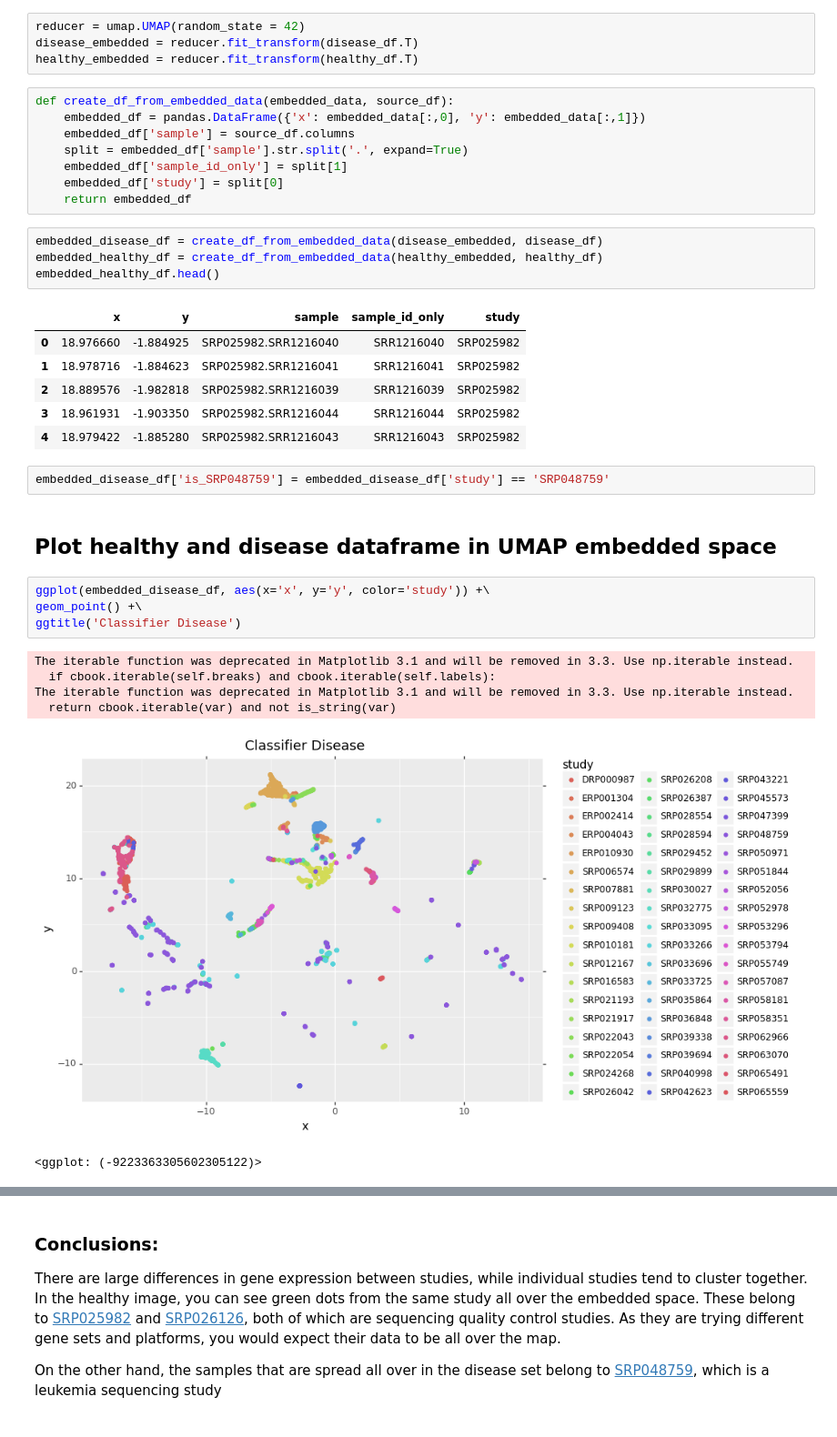
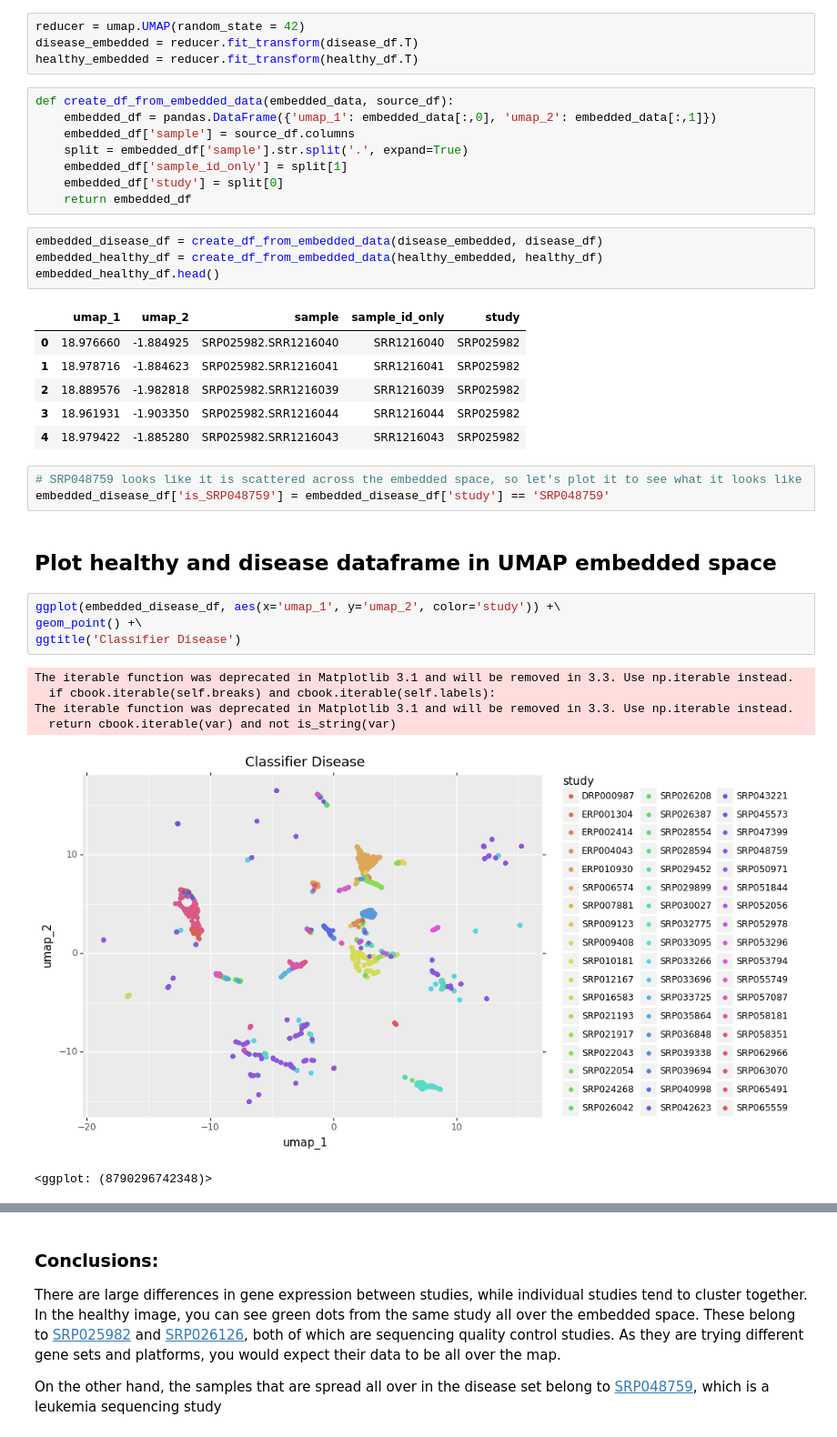
Before and after one commit to greenelab/brd-net, a Jupyter notebook: analyses/disease_healthy_visualization.ipynb, the cells around one changed output, grey strips where cells are left out. Shown at 91% size. Cells and saved outputs as stored; diff of their text form.

```diff
--- a/analyses/disease_healthy_visualization.ipynb
+++ b/analyses/disease_healthy_visualization.ipynb
@@ -27,7 +27,7 @@ disease_embedded = reducer.fit_transform(disease_df.T)
 healthy_embedded = reducer.fit_transform(healthy_df.T)
 # %%
 def create_df_from_embedded_data(embedded_data, source_df):
-    embedded_df = pandas.DataFrame({'x': embedded_data[:,0], 'y': embedded_data[:,1]})
+    embedded_df = pandas.DataFrame({'umap_1': embedded_data[:,0], 'umap_2': embedded_data[:,1]})
     embedded_df['sample'] = source_df.columns
     split = embedded_df['sample'].str.split('.', expand=True)
     embedded_df['sample_id_only'] = split[1]
@@ -38,25 +38,26 @@ embedded_disease_df = create_df_from_embedded_data(disease_embedded, disease_df)
 embedded_healthy_df = create_df_from_embedded_data(healthy_embedded, healthy_df)
 embedded_healthy_df.head()
 # %% [output]
-|  | x | y | sample | sample_id_only | study |
+|  | umap_1 | umap_2 | sample | sample_id_only | study |
 | 0 | 18.976660 | -1.884925 | SRP025982.SRR1216040 | SRR1216040 | SRP025982 |
 | 1 | 18.978716 | -1.884623 | SRP025982.SRR1216041 | SRR1216041 | SRP025982 |
 | 2 | 18.889576 | -1.982818 | SRP025982.SRR1216039 | SRR1216039 | SRP025982 |
 | 3 | 18.961931 | -1.903350 | SRP025982.SRR1216044 | SRR1216044 | SRP025982 |
 | 4 | 18.979422 | -1.885280 | SRP025982.SRR1216043 | SRR1216043 | SRP025982 |
-# %%
-embedded_disease_df['is_SRP048759'] = embedded_disease_df['study'] == 'SRP048759'
+# %%
+# SRP048759 looks like it is scattered across the embedded space, so let's plot it to see what it looks like
+embedded_disease_df['is_SRP048759'] = embedded_disease_df['study'] == 'SRP048759'
 # %% [markdown]
 ## Plot healthy and disease dataframe in UMAP embedded space
 # %%
-ggplot(embedded_disease_df, aes(x='x', y='y', color='study')) +\
+ggplot(embedded_disease_df, aes(x='umap_1', y='umap_2', color='study')) +\
 geom_point() +\
 ggtitle('Classifier Disease')
 # %% [output]
 The iterable function was deprecated in Matplotlib 3.1 and will be removed in 3.3. Use np.iterable instead.
   if cbook.iterable(self.breaks) and cbook.iterable(self.labels):
 The iterable function was deprecated in Matplotlib 3.1 and will be removed in 3.3. Use np.iterable instead.
   return cbook.iterable(var) and not is_string(var)
-[figure, old version]
+[figure, new version]
-<ggplot: (-9223363305602305122)>
+<ggplot: (8790296742348)>
 # %%
```
Also changed, not shown: parts of 23 cells of this notebook.
